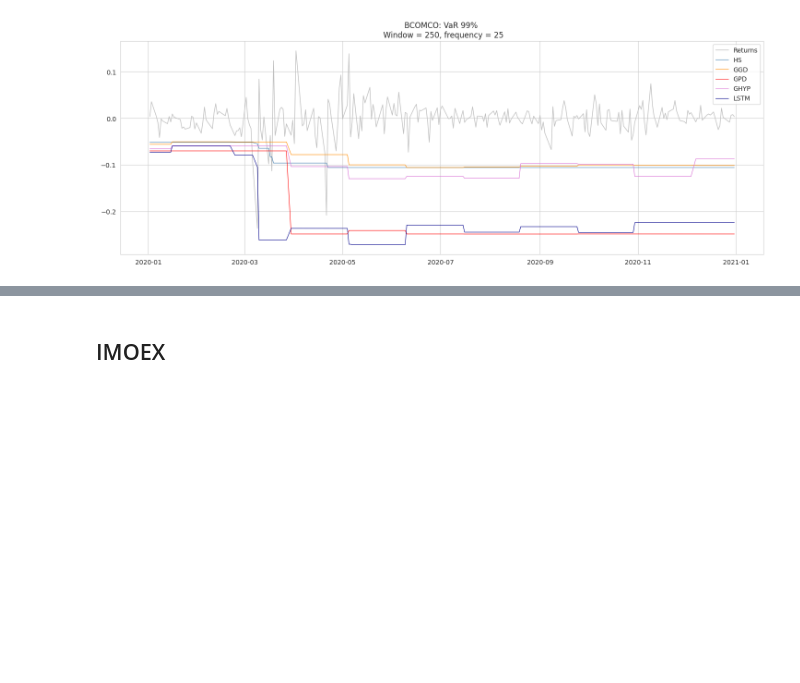
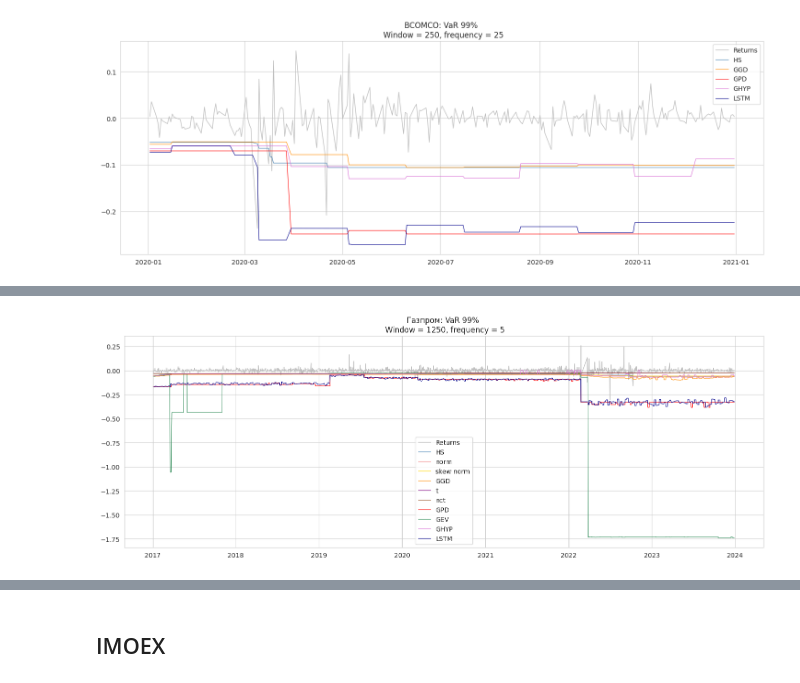
Before and after one commit to ElizavetaKagan/Model-Risk-vkr, a Jupyter notebook: Notebooks/VKR_MR_part2.ipynb, the cells around one changed output, grey strips where cells are left out. Saved outputs shown, nothing was run; the diff lists cells and outputs as text; code cells hidden in the pictures; blank space fills up the shorter version.

```diff
--- a/Notebooks/VKR_MR_part2.ipynb
+++ b/Notebooks/VKR_MR_part2.ipynb
@@ -229,0 +363,4 @@ oil_res.plot_backtest(window=250, freq=25,
+# %%
+gazp_res.plot_backtest(window=1250, freq=5)
+# %% [output]
+[figure, added]
```
Also changed, not shown: parts of 116 cells of this notebook.
